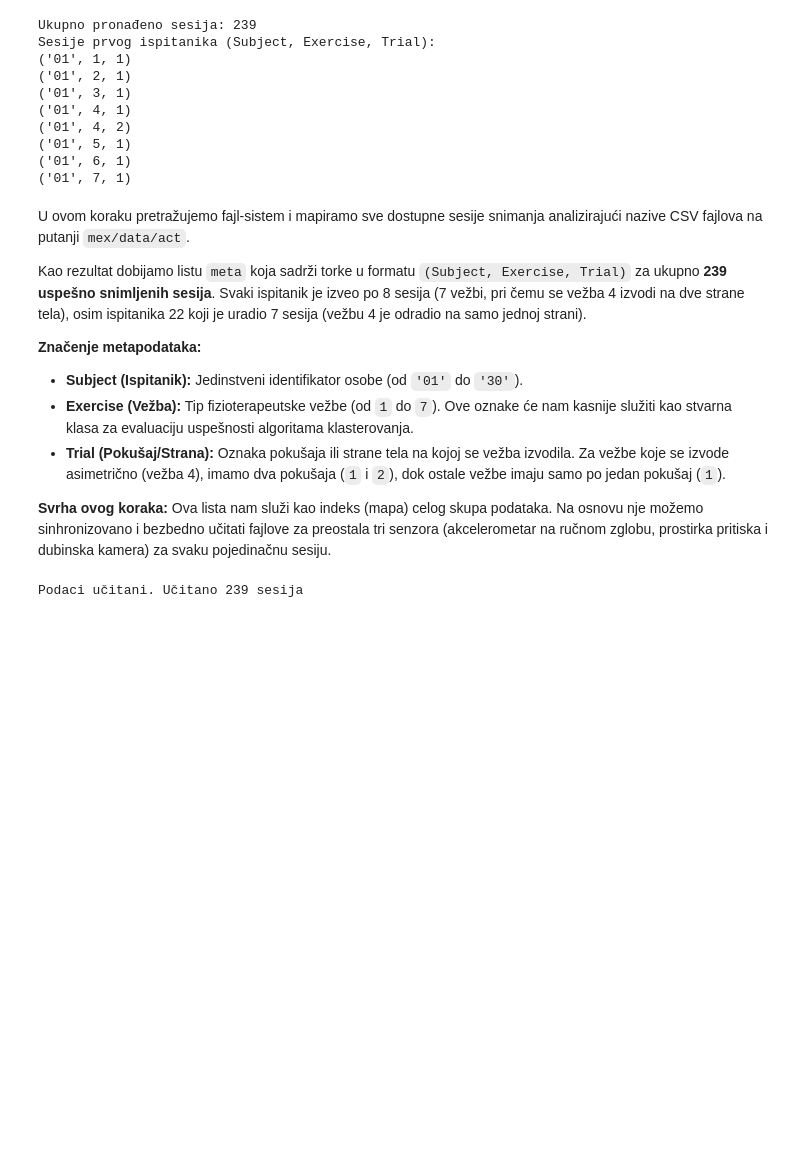
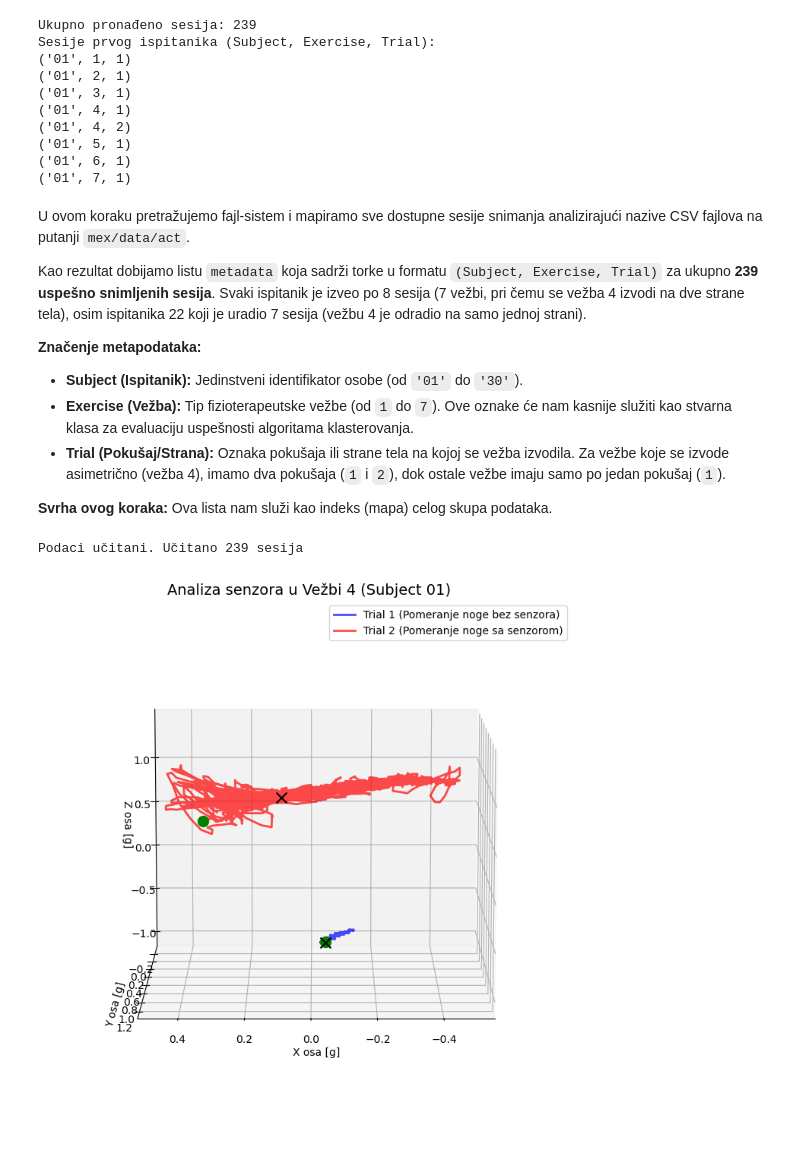
Before and after one commit to matejasilva/IP2_MEx_clustering, a Jupyter notebook: MEx.ipynb, the cells around one changed output. Cells and saved outputs as stored; diff of their text form; code cells hidden in the pictures; blank space fills up the shorter version.

```diff
--- a/MEx.ipynb
+++ b/MEx.ipynb
@@ -26,7 +26,7 @@ import glob
 data_dir = "mex/data"
 subjects = [f"{i:02d}" for i in range(1, 31)]
 
-meta = []
+metadata = []
 
 for s in subjects:
     accelometer_path = os.path.join(data_dir,"act",s)
@@ -40,12 +40,12 @@ for s in subjects:
         ex = int(parts[0])
         trial = int(parts[2].split(".")[0])
 
-        meta.append((s, ex, trial))
+        metadata.append((s, ex, trial))
 
 
-print(f"Ukupno pronađeno sesija: {len(meta)}")
+print(f"Ukupno pronađeno sesija: {len(metadata)}")
 print("Sesije prvog ispitanika (Subject, Exercise, Trial):")
-for item in meta[:8]:
+for item in metadata[:8]:
     print(item)
 # %% [output]
 Ukupno pronađeno sesija: 239
@@ -61,7 +61,7 @@ Sesije prvog ispitanika (Subject, Exercise, Trial):
 # %% [markdown]
 U ovom koraku pretražujemo fajl-sistem i mapiramo sve dostupne sesije snimanja analizirajući nazive CSV fajlova na putanji `mex/data/act`.
 
-Kao rezultat dobijamo listu `meta` koja sadrži torke u formatu `(Subject, Exercise, Trial)` za ukupno **239 uspešno snimljenih sesija**. Svaki ispitanik je izveo po 8 sesija (7 vežbi, pri čemu se vežba 4 izvodi na dve strane tela), osim ispitanika 22 koji je uradio 7 sesija (vežbu 4 je odradio na samo jednoj strani).
+Kao rezultat dobijamo listu `metadata` koja sadrži torke u formatu `(Subject, Exercise, Trial)` za ukupno **239 uspešno snimljenih sesija**. Svaki ispitanik je izveo po 8 sesija (7 vežbi, pri čemu se vežba 4 izvodi na dve strane tela), osim ispitanika 22 koji je uradio 7 sesija (vežbu 4 je odradio na samo jednoj strani).
 
 **Značenje metapodataka:**
 *   **Subject (Ispitanik):** Jedinstveni identifikator osobe (od `'01'` do `'30'`).
@@ -69,11 +69,11 @@ Kao rezultat dobijamo listu `meta` koja sadrži torke u formatu `(Subject, Exerc
 *   **Trial (Pokušaj/Strana):** Oznaka pokušaja ili strane tela na kojoj se vežba izvodila. Za vežbe koje se izvode asimetrično (vežba 4), imamo dva pokušaja (`1` i `2`), dok ostale vežbe imaju samo po jedan pokušaj (`1`).
 
 **Svrha ovog koraka:**
-Ova lista nam služi kao indeks (mapa) celog skupa podataka. Na osnovu nje možemo sinhronizovano i bezbedno učitati fajlove za preostala tri senzora (akcelerometar na ručnom zglobu, prostirka pritiska i dubinska kamera) za svaku pojedinačnu sesiju.
+Ova lista nam služi kao indeks (mapa) celog skupa podataka.
 # %%
 data = {}
 
-for s, ex, trial in meta:
+for s, ex, trial in metadata:
     act_path = os.path.join(data_dir, "act", s, f"{ex:02d}_act_{trial}.csv")
     acw_path = os.path.join(data_dir, "acw", s, f"{ex:02d}_acw_{trial}.csv")
     pm_path = os.path.join(data_dir, "pm_1.0_1.0", s, f"{ex:02d}_pm_{trial}.csv")
@@ -89,3 +89,34 @@ for s, ex, trial in meta:
 print(f"Podaci učitani. Učitano {len(data)} sesija")
 # %% [output]
 Podaci učitani. Učitano 239 sesija
+# %%
+fig = plt.figure(figsize=(12, 9))
+ax = fig.add_subplot(111, projection='3d')
+
+act_trial1 = data[("01", 4, 1)]["act"]
+act_trial2 = data[("01", 4, 2)]["act"]
+
+xs_1 = act_trial1.iloc[:, 1].values
+ys_1 = act_trial1.iloc[:, 2].values
+zs_1 = act_trial1.iloc[:, 3].values
+
+xs_2 = act_trial2.iloc[:, 1].values
+ys_2 = act_trial2.iloc[:, 2].values
+zs_2 = act_trial2.iloc[:, 3].values
+
+ax.plot(xs_1, ys_1, zs_1, label='Trial 1 (Pomeranje noge bez senzora)', color='blue', alpha=0.7, linewidth=2)
+ax.scatter(xs_1[0], ys_1[0], zs_1[0], color='green', s=100, marker='o')
+ax.scatter(xs_1[-1], ys_1[-1], zs_1[-1], color='black', s=100, marker='x')
+
+ax.plot(xs_2, ys_2, zs_2, label='Trial 2 (Pomeranje noge sa senzorom)', color='red', alpha=0.7, linewidth=2)
+ax.scatter(xs_2[0], ys_2[0], zs_2[0], color='green', s=100, marker='o')
+ax.scatter(xs_2[-1], ys_2[-1], zs_2[-1], color='black', s=100, marker='x')
+ax.view_init(elev=10, azim=90)
+ax.set_title("Analiza senzora u Vežbi 4 (Subject 01)", fontsize=14)
+ax.set_xlabel("X osa [g]")
+ax.set_ylabel("Y osa [g]")
+ax.set_zlabel("Z osa [g]")
+ax.legend()
+plt.show()
+# %% [output]
+[figure, added]
```
Also changed, not shown: parts of 4 cells of this notebook.
